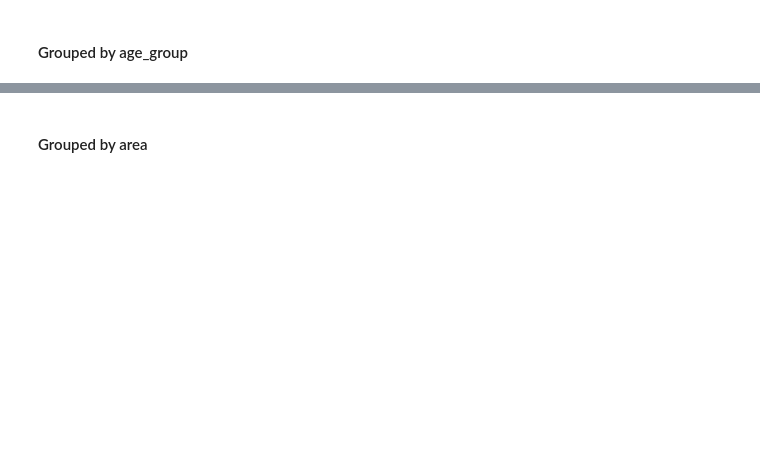
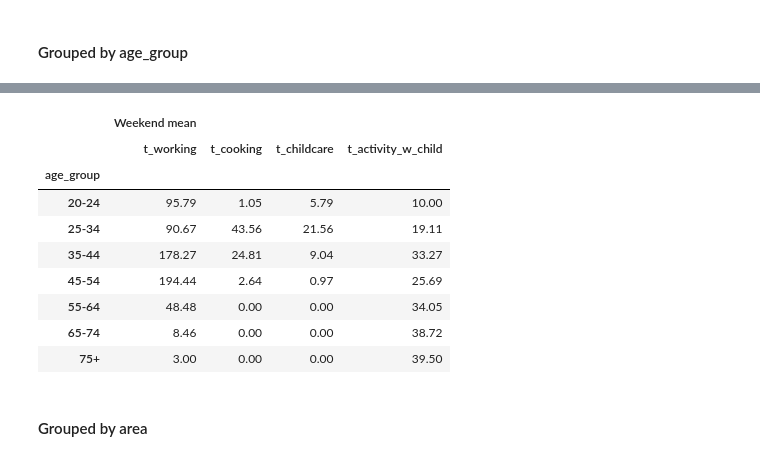
Before and after one commit to arttusamuel/statisical_data_analysis, a Jupyter notebook: stat-data-project/data-cleaning.ipynb, the cells around one changed output, grey strips where cells are left out. Drawn from its saved outputs; the diff is of its cells as text; code cells hidden in the pictures; blank space fills up the shorter version.

```diff
--- a/stat-data-project/data-cleaning.ipynb
+++ b/stat-data-project/data-cleaning.ipynb
@@ -372,6 +492,17 @@ pd.concat([weekday_mean], axis=1, keys=['Weekday Mean']).round(2)
 # %%
 weekend_mean = df[df['day_of_week'] == 'weekend'][list].groupby('age_group', observed=False).mean()
-pd.concat([weekend_mean], axis=1, keys=['Weekend Mean']).round(2)
+pd.concat([weekend_mean], axis=1, keys=['Weekend mean']).round(2)
+# %% [output]
+|  | Weekend mean |  |  |  |
+|  | t_working | t_cooking | t_childcare | t_activity_w_child |
+| age_group |  |  |  |  |
+| 20-24 | 95.79 | 1.05 | 5.79 | 10.00 |
+| 25-34 | 90.67 | 43.56 | 21.56 | 19.11 |
+| 35-44 | 178.27 | 24.81 | 9.04 | 33.27 |
+| 45-54 | 194.44 | 2.64 | 0.97 | 25.69 |
+| 55-64 | 48.48 | 0.00 | 0.00 | 34.05 |
+| 65-74 | 8.46 | 0.00 | 0.00 | 38.72 |
+| 75+ | 3.00 | 0.00 | 0.00 | 39.50 |
 # %% [markdown]
 #### Grouped by area
 # %%
```
Also changed, not shown: parts of 68 cells of this notebook.
